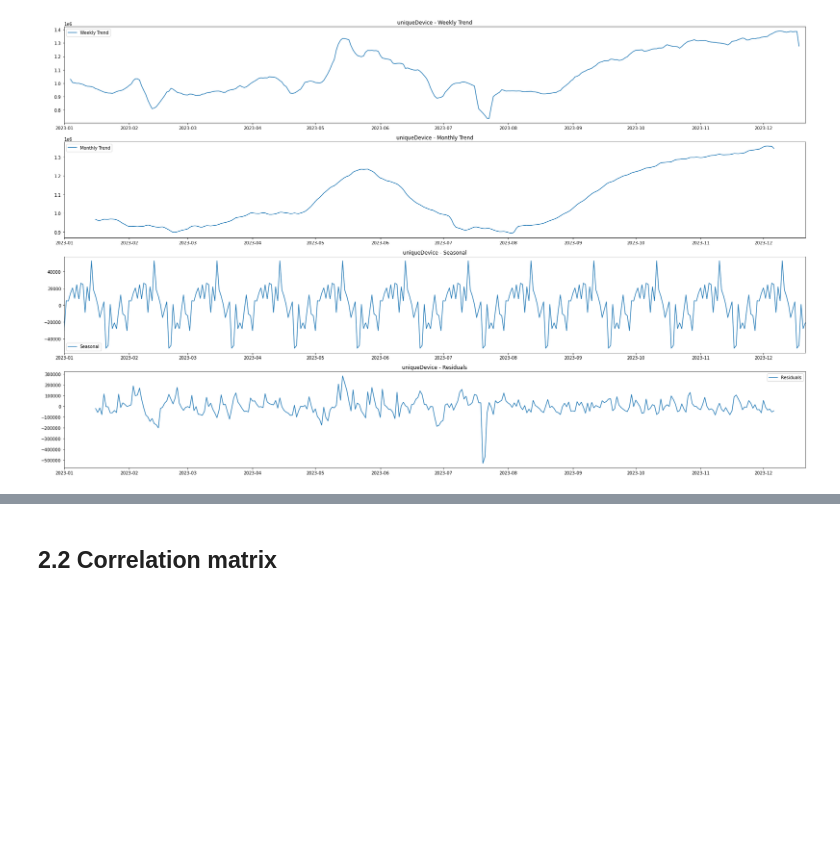
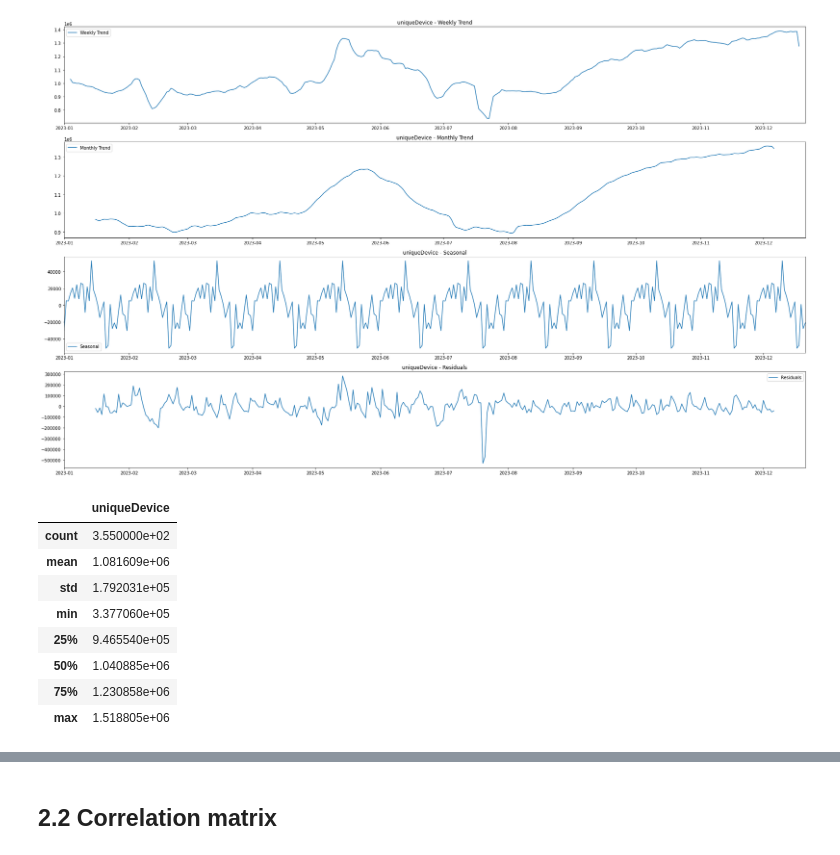
Before and after one commit to YilinElyn/Predicting-Live-TV-viewership, a Jupyter notebook: EDA_Star_TV.ipynb, the cells around one changed output, grey strips where cells are left out. Cells and saved outputs as stored; diff of their text form; code cells hidden in the pictures; blank space fills up the shorter version.

```diff
--- a/EDA_Star_TV.ipynb
+++ b/EDA_Star_TV.ipynb
@@ -397,3 +397,15 @@ df_day_final.to_csv('/Users/elynyang/Desktop/Final project/dataset/additional ch
 # Load new data frames
 df_minute_final = pd.read_csv('/Users/elynyang/Desktop/Final project/dataset/additional channels/df_minute_final_Star_TV.csv')
 df_day_final = pd.read_csv('/Users/elynyang/Desktop/Final project/dataset/additional channels/df_day_final_Star_TV.csv')
+# %%
+df_day_final.describe()
+# %% [output]
+|  | uniqueDevice |
+| count | 3.550000e+02 |
+| mean | 1.081609e+06 |
+| std | 1.792031e+05 |
+| min | 3.377060e+05 |
+| 25% | 9.465540e+05 |
+| 50% | 1.040885e+06 |
+| 75% | 1.230858e+06 |
+| max | 1.518805e+06 |
```
Also changed, not shown: parts of 3 cells of this notebook.
